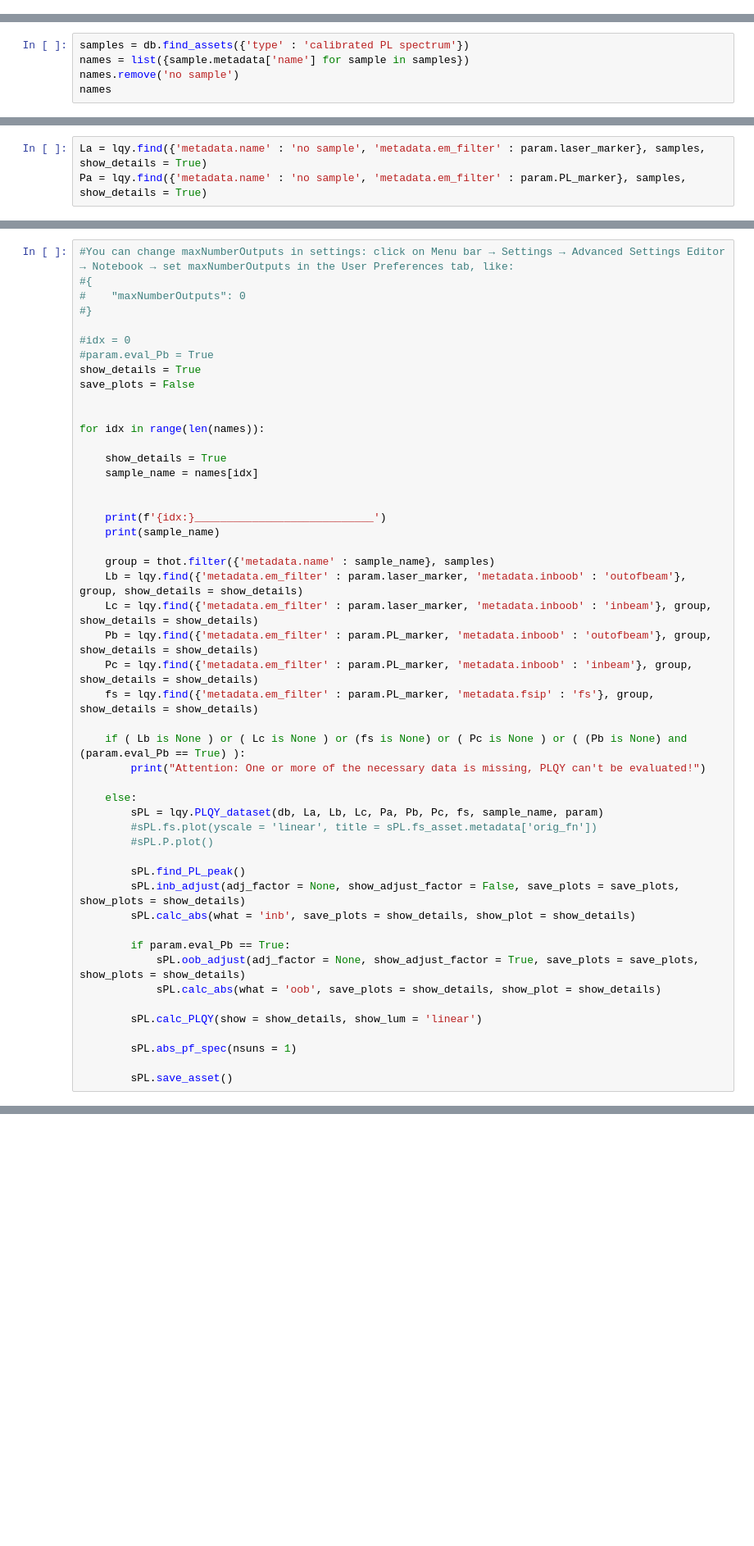
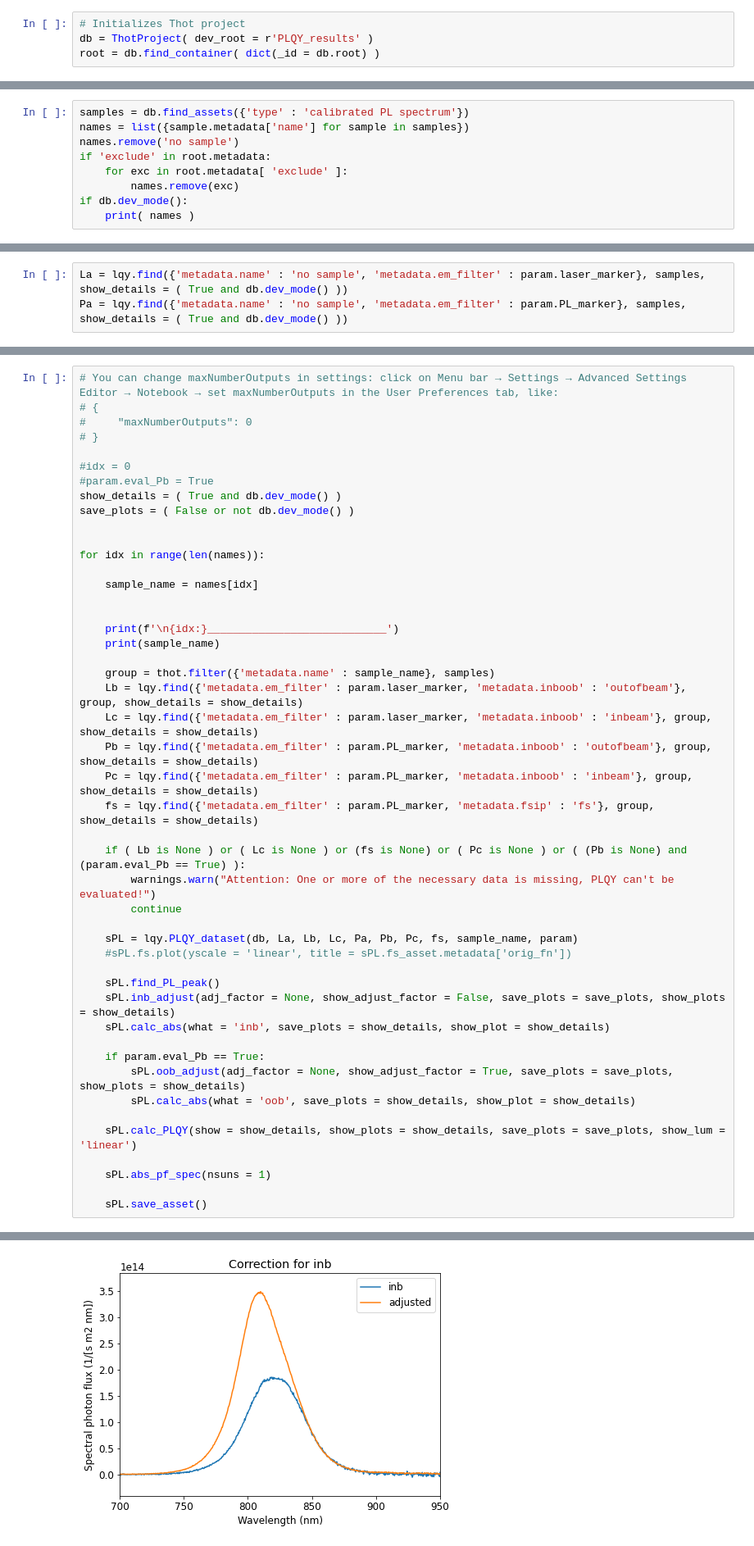
Before and after one commit to FTEickemeyer/PLQY_analysis, a Jupyter notebook: THOT_PLQY_individual.ipynb, the cells around one changed output, grey strips where cells are left out. Shown: that part at 82% size. Drawn from its saved outputs; the diff is of its cells as text; blank space fills up the shorter version.

```diff
--- a/THOT_PLQY_individual.ipynb
+++ b/THOT_PLQY_individual.ipynb
@@ -15,5 +16,9 @@ from importlib import reload
 from FTE_analysis_libraries import PLQY as lqy
 from FTE_analysis_libraries import Spectrum as spc
 from FTE_analysis_libraries.General import f1240, Vsq, V_loss, QFLS
+# %%
+# Initializes Thot project
+db = ThotProject( dev_root = r'PLQY_results' )
+root = db.find_container( dict(_id = db.root) )
 # %%
 #Perovskite
@@ -38,4 +44,8 @@ db = ThotProject( dev_root = r'PLQY_results' )
 samples = db.find_assets({'type' : 'calibrated PL spectrum'})
 names = list({sample.metadata['name'] for sample in samples})
 names.remove('no sample')
-names
+if 'exclude' in root.metadata:
+    for exc in root.metadata[ 'exclude' ]:
+        names.remove(exc)
+if db.dev_mode():
+    print( names )
@@ -42,3 +54,3 @@ names
 # %%
-La = lqy.find({'metadata.name' : 'no sample', 'metadata.em_filter' : param.laser_marker}, samples, show_details = True)
-Pa = lqy.find({'metadata.name' : 'no sample', 'metadata.em_filter' : param.PL_marker}, samples, show_details = True)
+La = lqy.find({'metadata.name' : 'no sample', 'metadata.em_filter' : param.laser_marker}, samples, show_details = ( True and db.dev_mode() ))
+Pa = lqy.find({'metadata.name' : 'no sample', 'metadata.em_filter' : param.PL_marker}, samples, show_details = ( True and db.dev_mode() ))
@@ -45,22 +65,21 @@ Pa = lqy.find({'metadata.name' : 'no sample', 'metadata.em_filter' : param.PL_ma
 # %%
-#You can change maxNumberOutputs in settings: click on Menu bar → Settings → Advanced Settings Editor → Notebook → set maxNumberOutputs in the User Preferences tab, like:
-#{
-#    "maxNumberOutputs": 0
-#}
+# You can change maxNumberOutputs in settings: click on Menu bar → Settings → Advanced Settings Editor → Notebook → set maxNumberOutputs in the User Preferences tab, like:
+# {
+#     "maxNumberOutputs": 0
+# }
 
 #idx = 0
 #param.eval_Pb = True
-show_details = True
-save_plots = False
+show_details = ( True and db.dev_mode() )
+save_plots = ( False or not db.dev_mode() )
 
 
 for idx in range(len(names)):
 
-    show_details = True
     sample_name = names[idx]
 
 
-    print(f'{idx:}____________________________')
+    print(f'\n{idx:}____________________________')
     print(sample_name)
 
     group = thot.filter({'metadata.name' : sample_name}, samples)
@@ -71,23 +90,23 @@ for idx in range(len(names)):
     fs = lqy.find({'metadata.em_filter' : param.PL_marker, 'metadata.fsip' : 'fs'}, group, show_details = show_details)
 
     if ( Lb is None ) or ( Lc is None ) or (fs is None) or ( Pc is None ) or ( (Pb is None) and (param.eval_Pb == True) ):
-        print("Attention: One or more of the necessary data is missing, PLQY can't be evaluated!")
+        warnings.warn("Attention: One or more of the necessary data is missing, PLQY can't be evaluated!")
+        continue
 
-    else:
-        sPL = lqy.PLQY_dataset(db, La, Lb, Lc, Pa, Pb, Pc, fs, sample_name, param)
-        #sPL.fs.plot(yscale = 'linear', title = sPL.fs_asset.metadata['orig_fn'])
-        #sPL.P.plot()
+    sPL = lqy.PLQY_dataset(db, La, Lb, Lc, Pa, Pb, Pc, fs, sample_name, param)
+    #sPL.fs.plot(yscale = 'linear', title = sPL.fs_asset.metadata['orig_fn'])
 
-        sPL.find_PL_peak()
-        sPL.inb_adjust(adj_factor = None, show_adjust_factor = False, save_plots = save_plots, show_plots = show_details)
-        sPL.calc_abs(what = 'inb', save_plots = show_details, show_plot = show_details)
+    sPL.find_PL_peak()
+    sPL.inb_adjust(adj_factor = None, show_adjust_factor = False, save_plots = save_plots, show_plots = show_details)
+    sPL.calc_abs(what = 'inb', save_plots = show_details, show_plot = show_details)
 
-        if param.eval_Pb == True:
-            sPL.oob_adjust(adj_factor = None, show_adjust_factor = True, save_plots = save_plots, show_plots = show_details)
-            sPL.calc_abs(what = 'oob', save_plots = show_details, show_plot = show_details)
+    if param.eval_Pb == True:
+        sPL.oob_adjust(adj_factor = None, show_adjust_factor = True, save_plots = save_plots, show_plots = show_details)
+        sPL.calc_abs(what = 'oob', save_plots = show_details, show_plot = show_details)
 
-        sPL.calc_PLQY(show = show_details, show_lum = 'linear')
+    sPL.calc_PLQY(show = show_details, show_plots = show_details, save_plots = save_plots, show_lum = 'linear')
 
-        sPL.abs_pf_spec(nsuns = 1)
+    sPL.abs_pf_spec(nsuns = 1)
 
-        sPL.save_asset()
+    sPL.save_asset()
+# %% [output]
@@ -93,0 +120 @@ for idx in range(len(names)):
+[figure, added]
```
Also changed, not shown: parts of 7 cells of this notebook, 10 other files.
